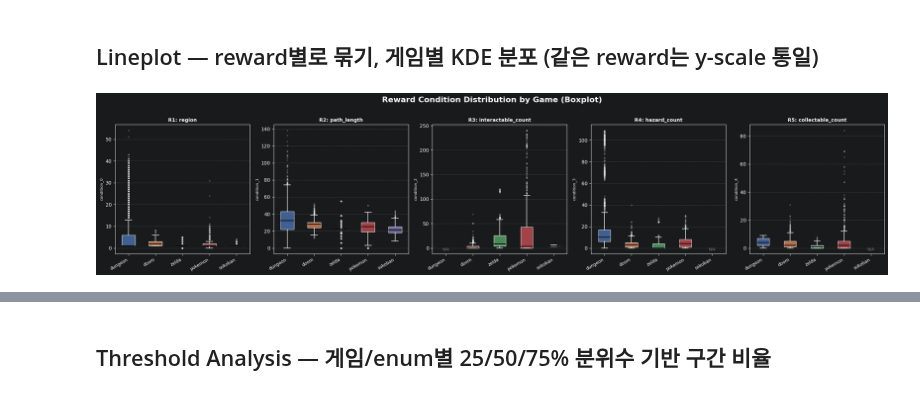
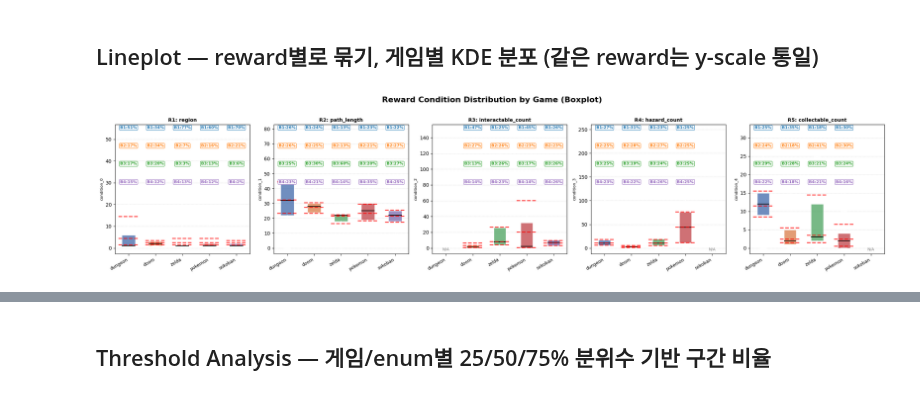
Before and after one commit to bic4907/multigame-pcgrl, a Jupyter notebook: dataset/reward_annotations/annotation_figure.ipynb, the cells around one changed output, grey strips where cells are left out. Cells and saved outputs as stored; diff of their text form; code cells hidden in the pictures.

```diff
--- a/dataset/reward_annotations/annotation_figure.ipynb
+++ b/dataset/reward_annotations/annotation_figure.ipynb
@@ -4,4 +4,13 @@ import pandas as pd
 import matplotlib.pyplot as plt
 import numpy as np
 from pathlib import Path
+
+plt.rcParams["figure.facecolor"] = "white"
+plt.rcParams["axes.facecolor"]   = "white"
+plt.rcParams["savefig.facecolor"] = "white"
+plt.rcParams["text.color"]       = "black"
+plt.rcParams["axes.labelcolor"]  = "black"
+plt.rcParams["xtick.color"]      = "black"
+plt.rcParams["ytick.color"]      = "black"
+plt.rcParams["axes.edgecolor"]   = "black"
 # %%
@@ -65,6 +127,9 @@ GAME_COLORS = {
     "pokemon": "#C44E52",
     "sokoban": "#8172B2",
 }
+
+# Bin별 텍스트 색상 (빨간색 제외 — 빨간 점선과 구분)
+BIN_COLORS = ["#1f77b4", "#ff7f0e", "#2ca02c", "#9467bd"]  # blue, orange, green, purple
 
 def _is_empty(vals):
     """데이터 없음 또는 모두 0인 경우 True."""
@@ -94,34 +159,64 @@ for ax, (r_enum, feat, cond_col) in zip(axes, REWARDS):
     if valid_data:
         bp = ax.boxplot(
             valid_data,
             positions=valid_positions,
             patch_artist=True,
             medianprops=dict(color="black", linewidth=1.5),
             whiskerprops=dict(linewidth=1.2),
             capprops=dict(linewidth=1.2),
             flierprops=dict(marker="o", markersize=2, alpha=0.3),
         )
         for patch, color in zip(bp["boxes"], valid_colors):
             patch.set_facecolor(color)
             patch.set_alpha(0.8)
 
-    # N/A 텍스트: x는 데이터 좌표, y는 axes 하단 고정
     trans = blended_transform_factory(ax.transData, ax.transAxes)
     for idx in na_positions:
         ax.text(idx, 0.02, "N/A", ha="center", va="bottom",
                 transform=trans, color="gray", fontsize=8)
 
     ax.set_xticks(range(1, len(GAMES) + 1))
     ax.set_xticklabels(GAMES, rotation=30, ha="right", fontsize=9)
     ax.set_xlim(0.5, len(GAMES) + 0.5)
     ax.set_title(f"R{r_enum}: {feat}", fontsize=10, fontweight="bold")
     ax.set_ylabel(cond_col, fontsize=8)
+
+    # ── custom threshold 수평선 (빨간 점선, linewidth 2.0) ──
+    for _idx, _game in enumerate(GAMES, start=1):
+        _key = f"{_game}_{feat}"
+        _ths = CUSTOM_THRESHOLDS.get(_key)
+        if _ths:
+            for _th in _ths:
+                ax.plot([_idx - 0.38, _idx + 0.38], [_th, _th],
+                        color="red", linewidth=2.0, linestyle="--", alpha=0.75, zorder=6)
+
+    # ── 게임별 구간 비율 텍스트 (bin별 색상, 흰 배경) ──
+    for _idx, _game in enumerate(GAMES, start=1):
+        _key = f"{_game}_{feat}"
+        _ths = CUSTOM_THRESHOLDS.get(_key)
+        _vals = pd.to_numeric(sub[sub["game"] == _game][cond_col], errors="coerce").dropna().values
+        if _ths and not _is_empty(_vals):
+            sorted_ths = sorted(_ths)
+            bin_edges = [-np.inf] + sorted_ths + [np.inf]
+            pcts = []
+            for i in range(len(bin_edges) - 1):
+                lo_b, hi_b = bin_edges[i], bin_edges[i + 1]
+                mask = (_vals > lo_b) & (_vals <= hi_b)
+                pcts.append(mask.sum() / len(_vals))
+            for bi, pct in enumerate(pcts):
+                c = BIN_COLORS[bi % len(BIN_COLORS)]
+                ax.text(_idx, 0.99 - bi * 0.14, f"B{bi+1}:{pct*100:.0f}%",
+                        ha="center", va="top", transform=trans,
+                        fontsize=8, color=c, fontweight="bold", zorder=7,
+                        bbox=dict(boxstyle="round,pad=0.2", fc="white", ec=c,
+                                  alpha=1.0, linewidth=0.8))
+
     ax.grid(axis="y", linestyle="--", alpha=0.5)
 
 plt.tight_layout()
 #plt.savefig("boxplot_rewards.png", dpi=150, bbox_inches="tight")
 plt.show()
 # %% [output]
-[figure, old version]
+[figure, new version]
 # %%
 from scipy.stats import gaussian_kde
```
Also changed, not shown: parts of 7 cells of this notebook, 40 other files.
